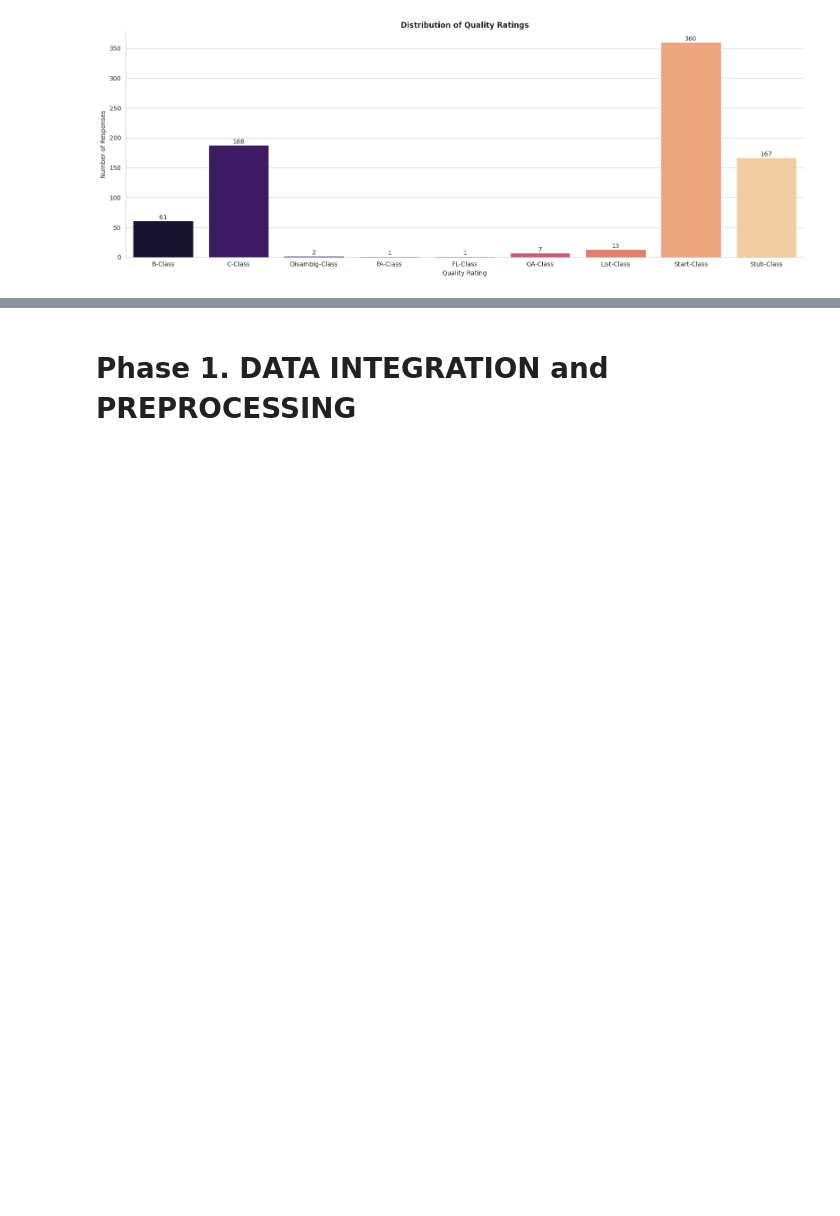
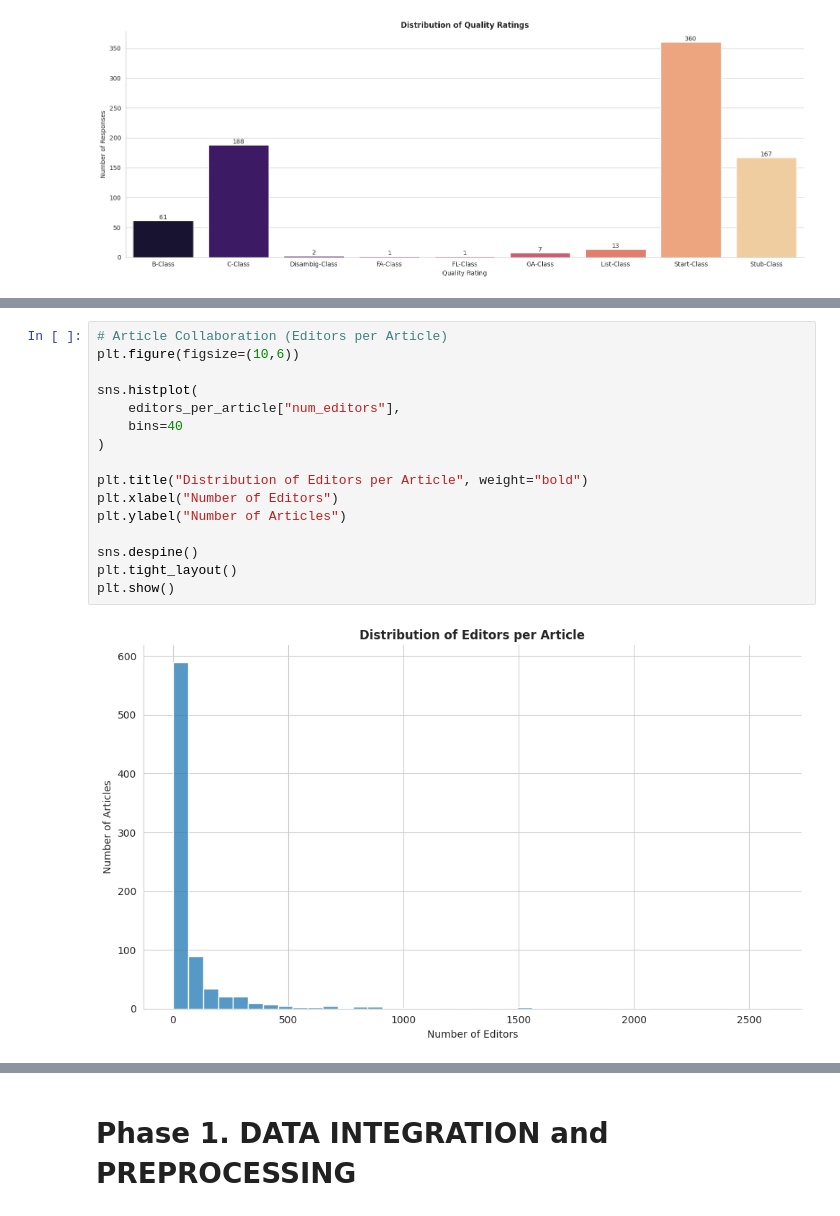
Before and after one commit to Gr8Sushant/Social_network_analysis_Wikiproject, a Jupyter notebook: Bin_Wikiproject_graph_theory.ipynb, the cells around one changed output, grey strips where cells are left out. Drawn from its saved outputs; the diff is of its cells as text; blank space fills up the shorter version.

```diff
--- a/Bin_Wikiproject_graph_theory.ipynb
+++ b/Bin_Wikiproject_graph_theory.ipynb
@@ -477,0 +665,18 @@ Passing `palette` without assigning `hue` is deprecated and will be removed in v
+# %%
+# Article Collaboration (Editors per Article)
+plt.figure(figsize=(10,6))
+
+sns.histplot(
+    editors_per_article["num_editors"],
+    bins=40
+)
+
+plt.title("Distribution of Editors per Article", weight="bold")
+plt.xlabel("Number of Editors")
+plt.ylabel("Number of Articles")
+
+sns.despine()
+plt.tight_layout()
+plt.show()
+# %% [output]
+[figure, added]
```
Also changed, not shown: parts of 35 cells of this notebook.
